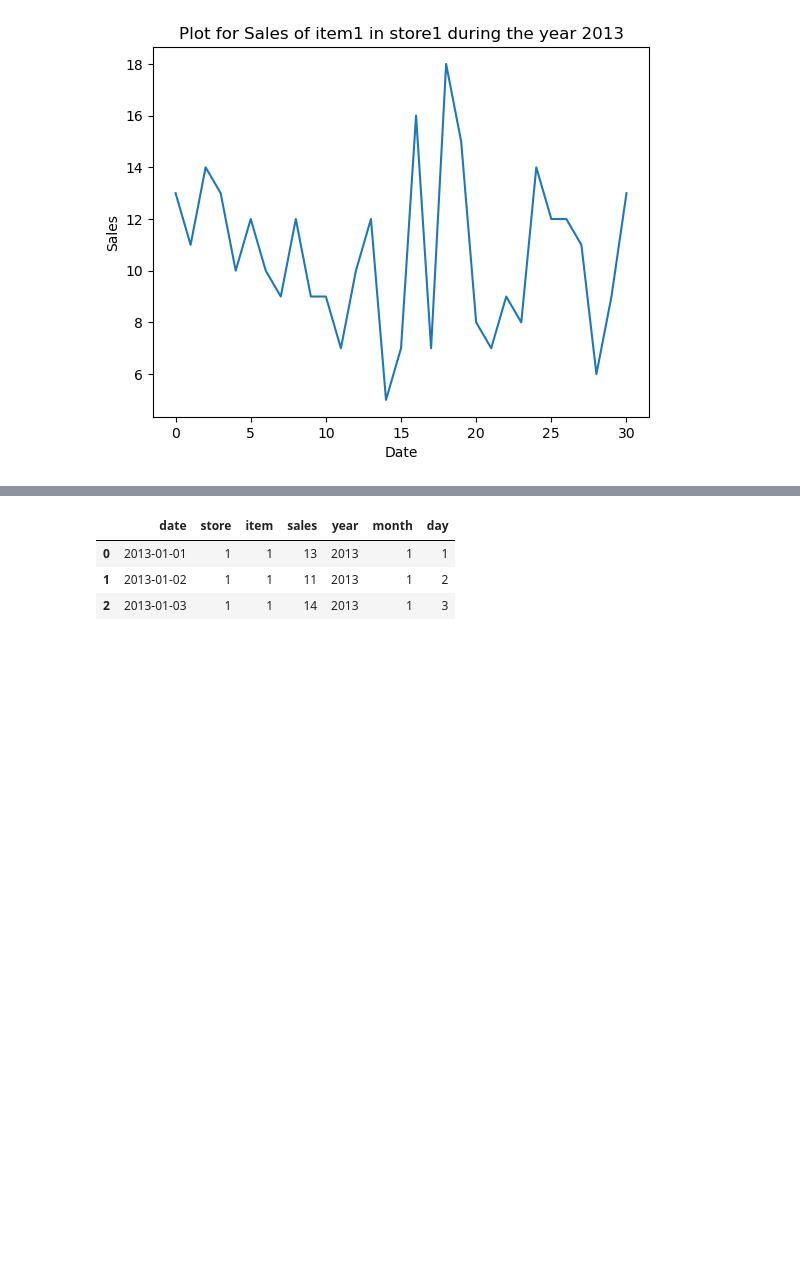
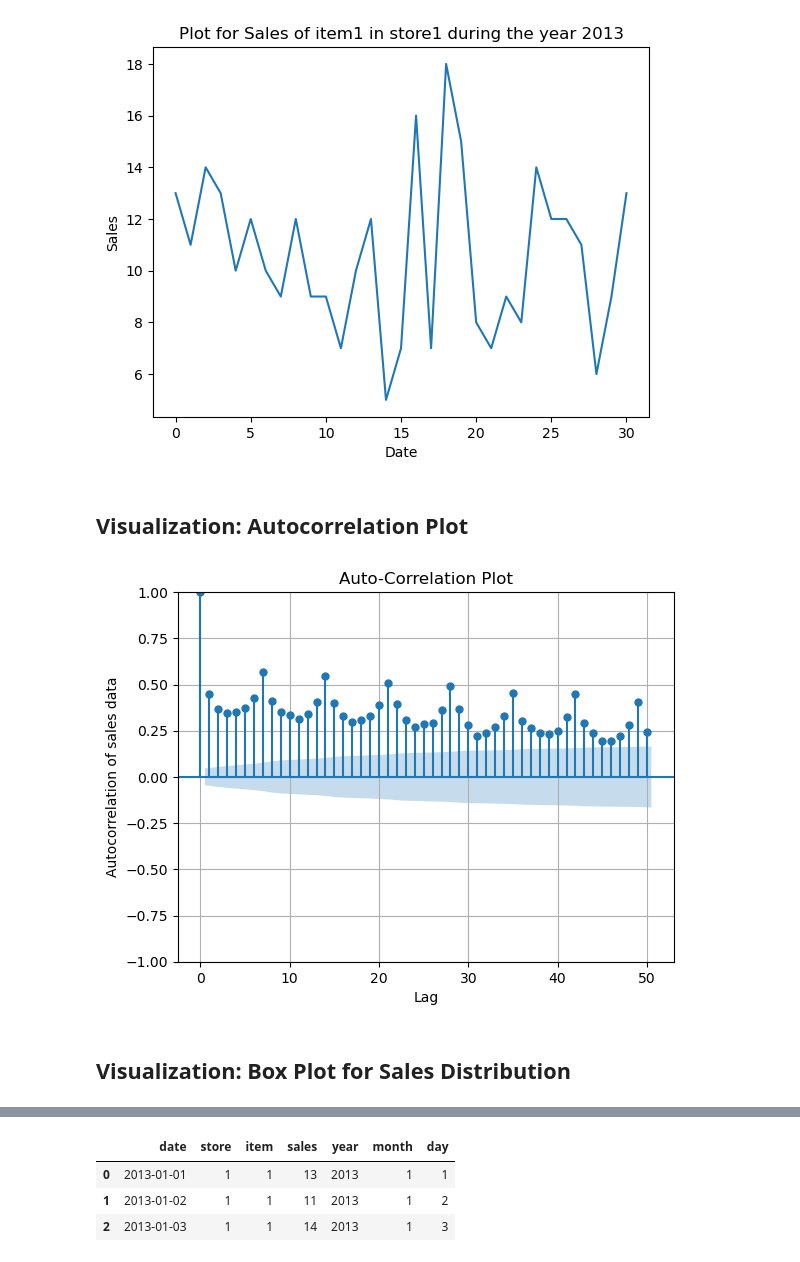
Before and after one commit to Hari10Kesav/ML-User-Interface, a Jupyter notebook: Preprocessing_Notebooks/Preprocessing.ipynb, the cells around one changed output, grey strips where cells are left out. Saved outputs shown, nothing was run; the diff lists cells and outputs as text; code cells hidden in the pictures; blank space fills up the shorter version.

Commit message:
Visualization contd.

```diff
--- a/Preprocessing_Notebooks/Preprocessing.ipynb
+++ b/Preprocessing_Notebooks/Preprocessing.ipynb
@@ -108,3 +108,17 @@ plt.title("Plot for Sales of item1 in store1 during the year 2013")
 plt.show()
 # %% [output]
 [figure]
+# %% [markdown]
+## Visualization: Autocorrelation Plot
+# %%
+from statsmodels.graphics.tsaplots import plot_acf
+plot_acf(store_1_item_1["sales"], lags=50)
+plt.title("Auto-Correlation Plot")
+plt.xlabel("Lag")
+plt.ylabel("Autocorrelation of sales data")
+plt.grid(True)
+plt.show()
+# %% [output]
+[figure, added]
+# %% [markdown]
+## Visualization: Box Plot for Sales Distribution
```
Also changed, not shown: parts of 8 cells of this notebook.
